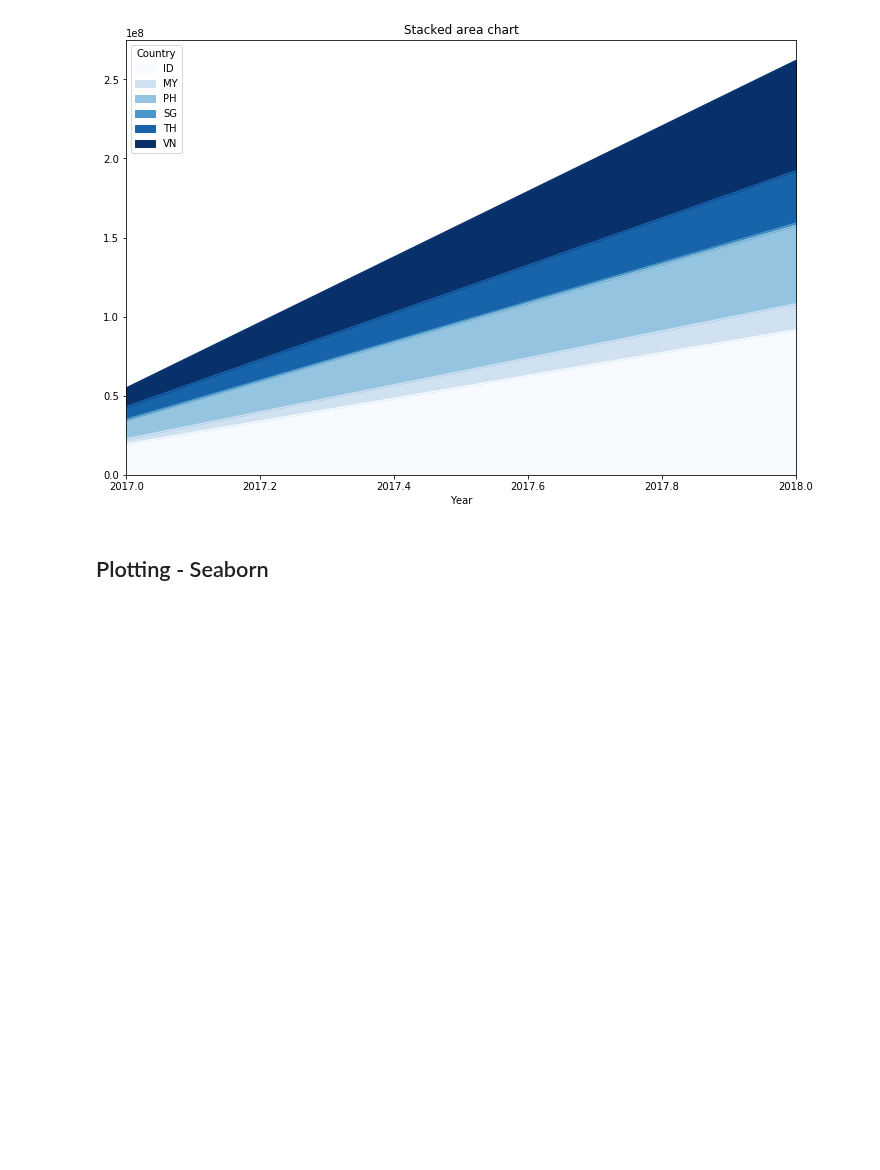
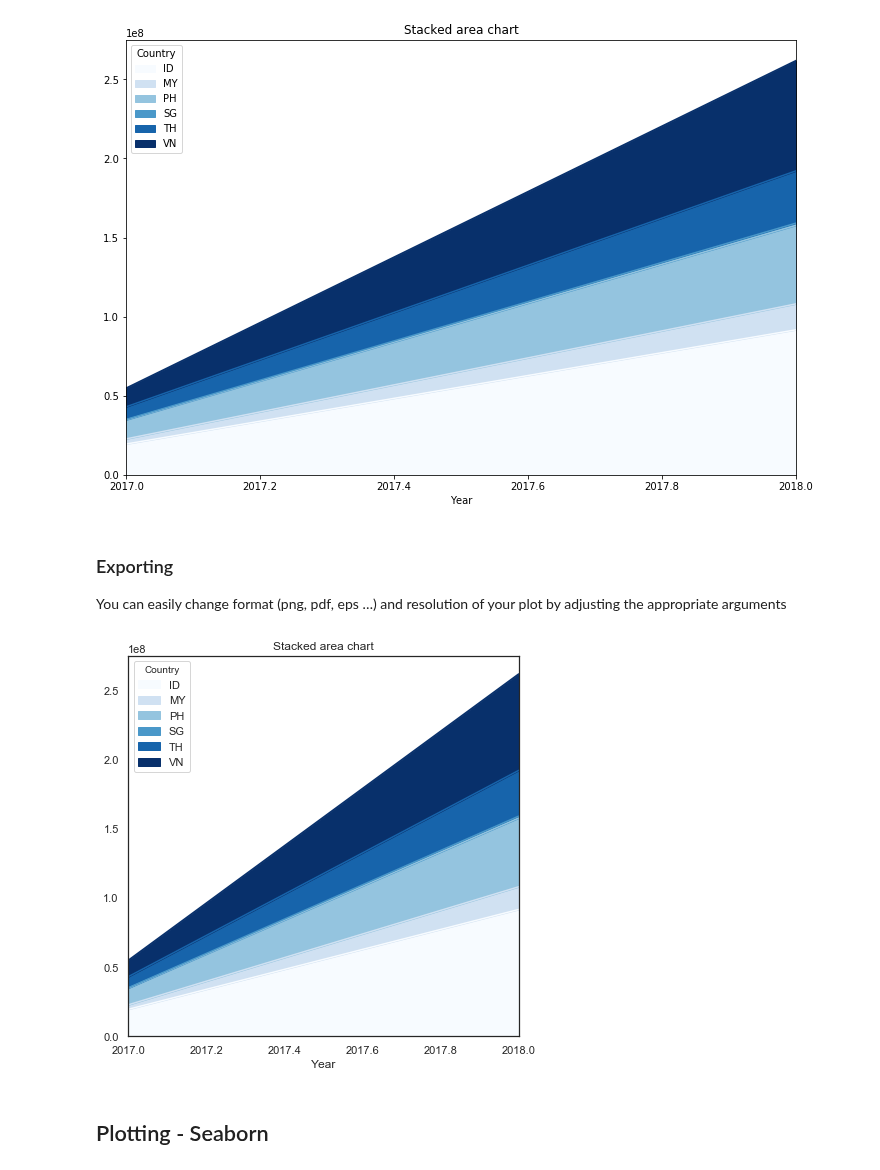
Before and after one commit to khzt2004/Python, a Jupyter notebook: Pandas_Notebook_Reference.ipynb, the cells around one changed output. Saved outputs shown, nothing was run; the diff lists cells and outputs as text; code cells hidden in the pictures; blank space fills up the shorter version.

```diff
--- a/Pandas_Notebook_Reference.ipynb
+++ b/Pandas_Notebook_Reference.ipynb
@@ -682,6 +691,20 @@ filter_df.groupby(['Year','Country'])['PV'].sum().unstack().plot(
 # %% [output]
 <matplotlib.axes._subplots.AxesSubplot at 0x...>
 [figure]
+# %% [markdown]
+### Exporting
+
+You can easily change format (png, pdf, eps …) and resolution of your plot by adjusting the appropriate arguments
+# %%
+fig = filter_df.groupby(['Year','Country'])['PV'].sum().unstack().plot(
+    kind='area',
+    figsize=(12,8),
+    cmap="Blues", # defaults to orangish
+    title = 'Stacked area chart')
+fig.get_figure().set_size_inches(7,7) # set width and height
+fig.get_figure().savefig('my_first_plot.png',dpi = 240)
+# %% [output]
+[figure, added]
 # %% [markdown]
 ## Plotting - Seaborn
 # %%
```
Also changed, not shown: parts of 5 cells of this notebook.
